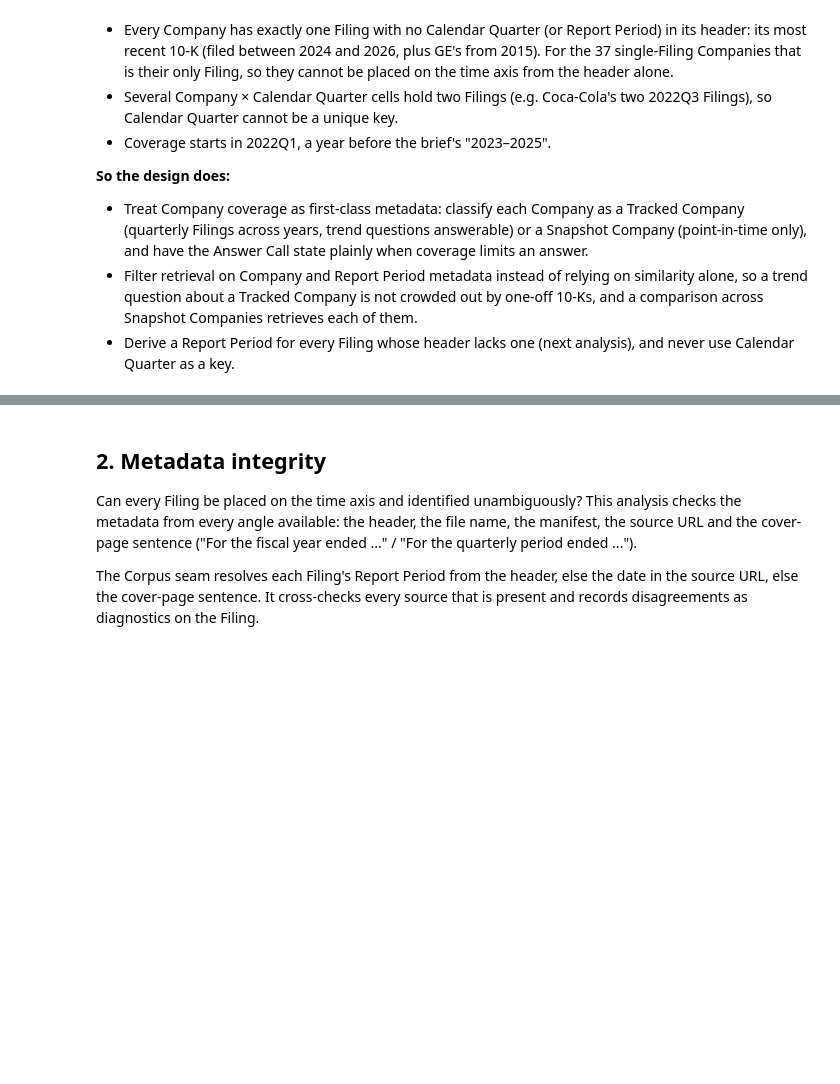
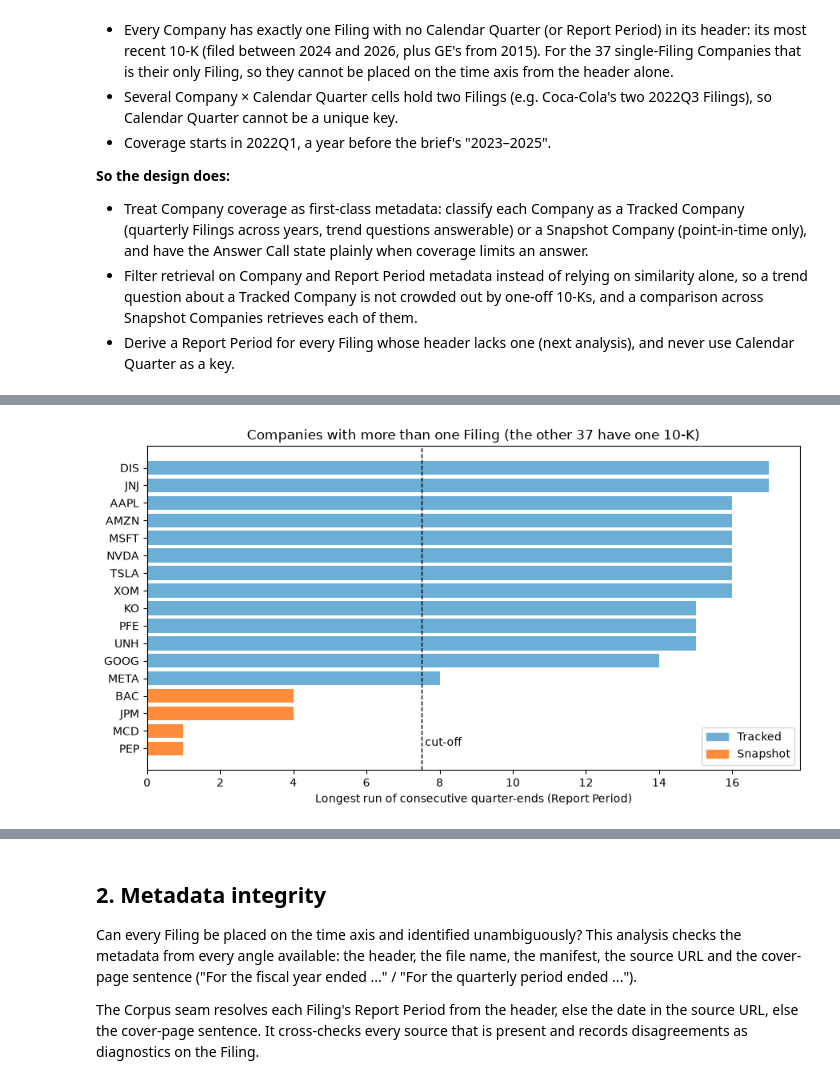
Before and after one commit to dwest1507/eliza-assessment, a Jupyter notebook: backend/notebooks/eda.ipynb, the cells around one changed output, grey strips where cells are left out. Drawn from its saved outputs; the diff is of its cells as text; code cells hidden in the pictures; blank space fills up the shorter version.

```diff
--- a/backend/notebooks/eda.ipynb
+++ b/backend/notebooks/eda.ipynb
@@ -153,0 +172,21 @@ Company × Calendar Quarter cells holding more than one Filing: 7
+# %%
+by_ticker = {}
+for f in filings:
+    by_ticker.setdefault(f.ticker, []).append(f)
+
+coverage = pd.DataFrame(
+    {
+        "ticker": ticker,
+        "filings": len(fs),
+        "10-K": sum(f.form_type == "10-K" for f in fs),
+        "10-Q": sum(f.form_type == "10-Q" for f in fs),
+        "first report period": min(f.report_period for f in fs),
+        "last report period": max(f.report_period for f in fs),
+        "consecutive quarters": consecutive_quarters(fs),
+        "coverage": fs[0].coverage,
+    }
+    for ticker, fs in by_ticker.items()
+).set_index("ticker")
+coverage = coverage.sort_values(["consecutive quarters", "filings"], ascending=False)
+print(f"Tracked/Snapshot cut-off: {TRACKED_MIN_QUARTERS} consecutive quarters")
+coverage["coverage"].value_counts().to_frame("Companies").T
@@ -153,0 +219,20 @@ Company × Calendar Quarter cells holding more than one Filing: 7
+# %%
+multi = coverage[coverage["filings"] > 1]
+fig, ax = plt.subplots(figsize=(9, 5))
+ax.barh(
+    multi.index[::-1],
+    multi["consecutive quarters"][::-1],
+    color=["#6baed6" if c == "tracked" else "#fd8d3c" for c in multi["coverage"][::-1]],
+)
+ax.axvline(TRACKED_MIN_QUARTERS - 0.5, color="black", linestyle="--", linewidth=1)
+ax.text(TRACKED_MIN_QUARTERS - 0.4, 0, "cut-off", va="bottom")
+ax.set_xlabel("Longest run of consecutive quarter-ends (Report Period)")
+ax.set_title("Companies with more than one Filing (the other 37 have one 10-K)")
+ax.legend(
+    handles=[Patch(color="#6baed6", label="Tracked"), Patch(color="#fd8d3c", label="Snapshot")],
+    loc="lower right",
+)
+fig.tight_layout()
+plt.show()
+# %% [output]
+[figure, added]
```
Also changed, not shown: parts of 10 cells of this notebook, 9 other files.
